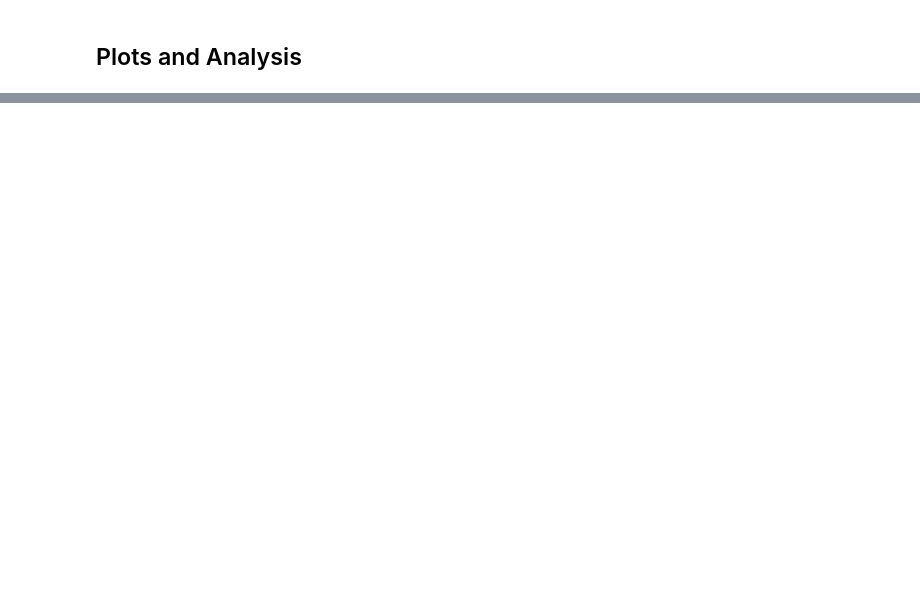
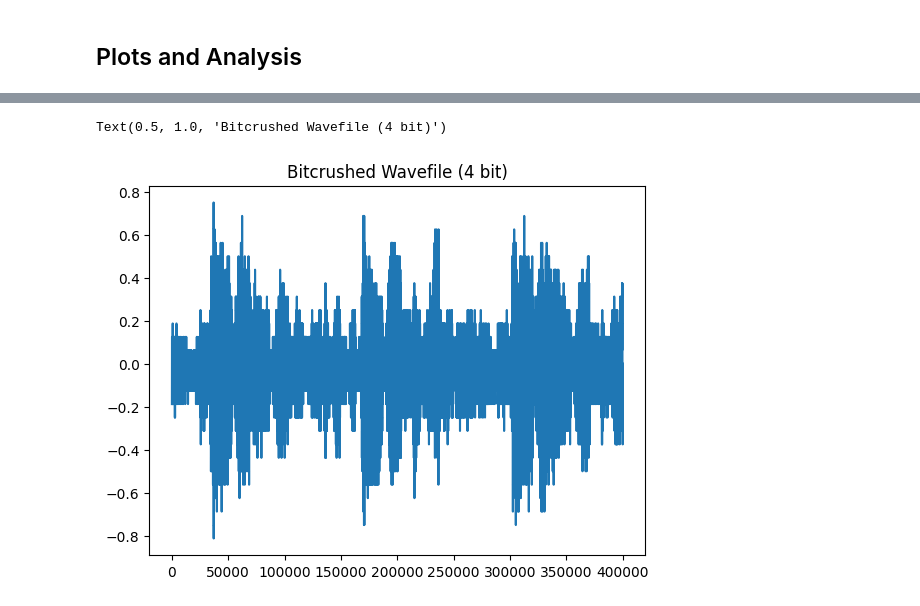
Before and after one commit to kevbrnen/Music-Technology-Final-Project, a Jupyter notebook: Prototyping/Downsampling/Downsampling.ipynb, the cells around one changed output, grey strips where cells are left out. Saved outputs shown, nothing was run; the diff lists cells and outputs as text; code cells hidden in the pictures; blank space fills up the shorter version.

```diff
--- a/Prototyping/Downsampling/Downsampling.ipynb
+++ b/Prototyping/Downsampling/Downsampling.ipynb
@@ -175,0 +226,6 @@ plt.show()
+# %%
+plt.plot(bitcrush_output[100000:500000,0])
+plt.title("Bitcrushed Wavefile (4 bit)")
+# %% [output]
+Text(0.5, 1.0, 'Bitcrushed Wavefile (4 bit)')
+[figure, added]
```
Also changed, not shown: parts of 6 cells of this notebook, 1 other file.
